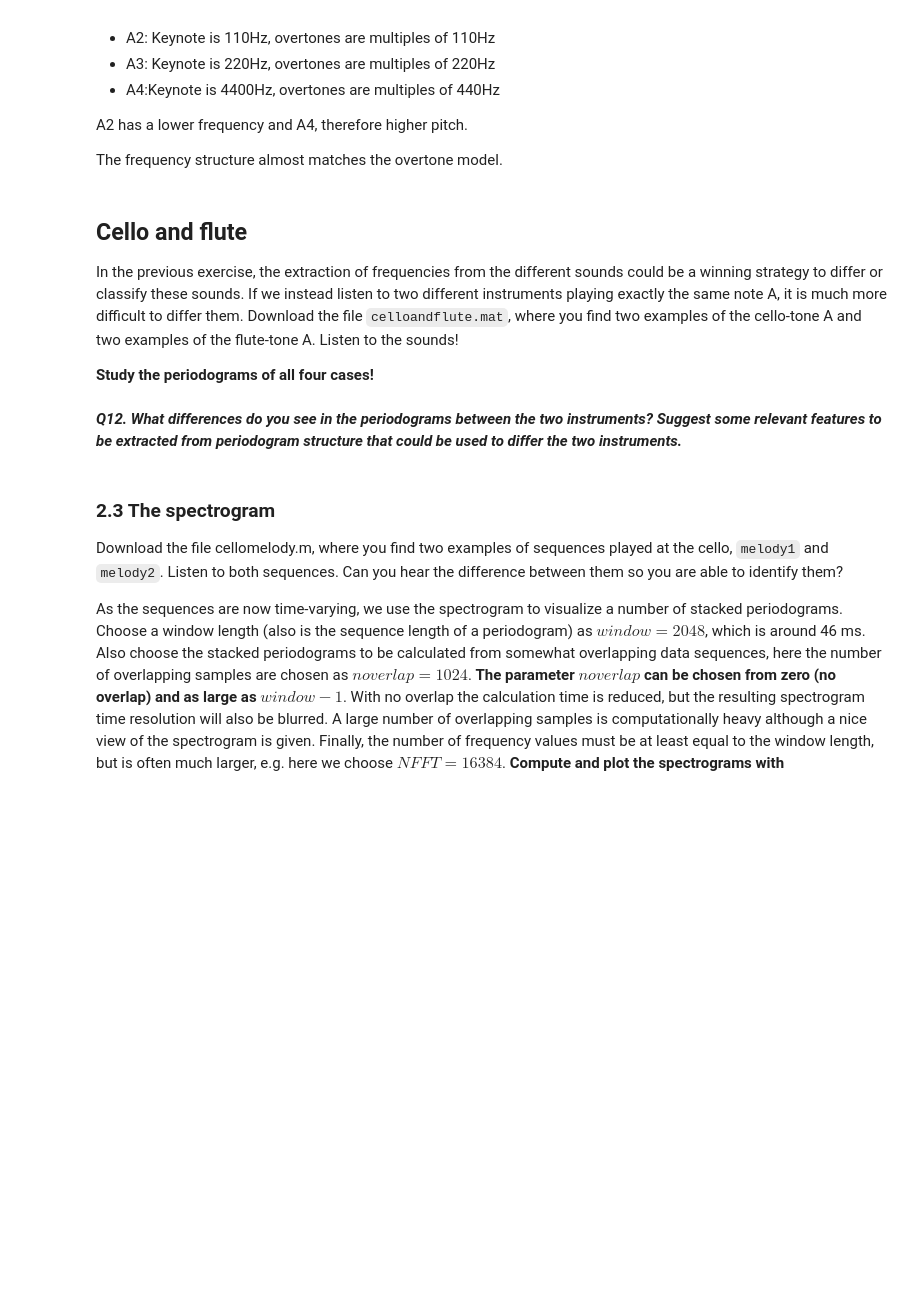
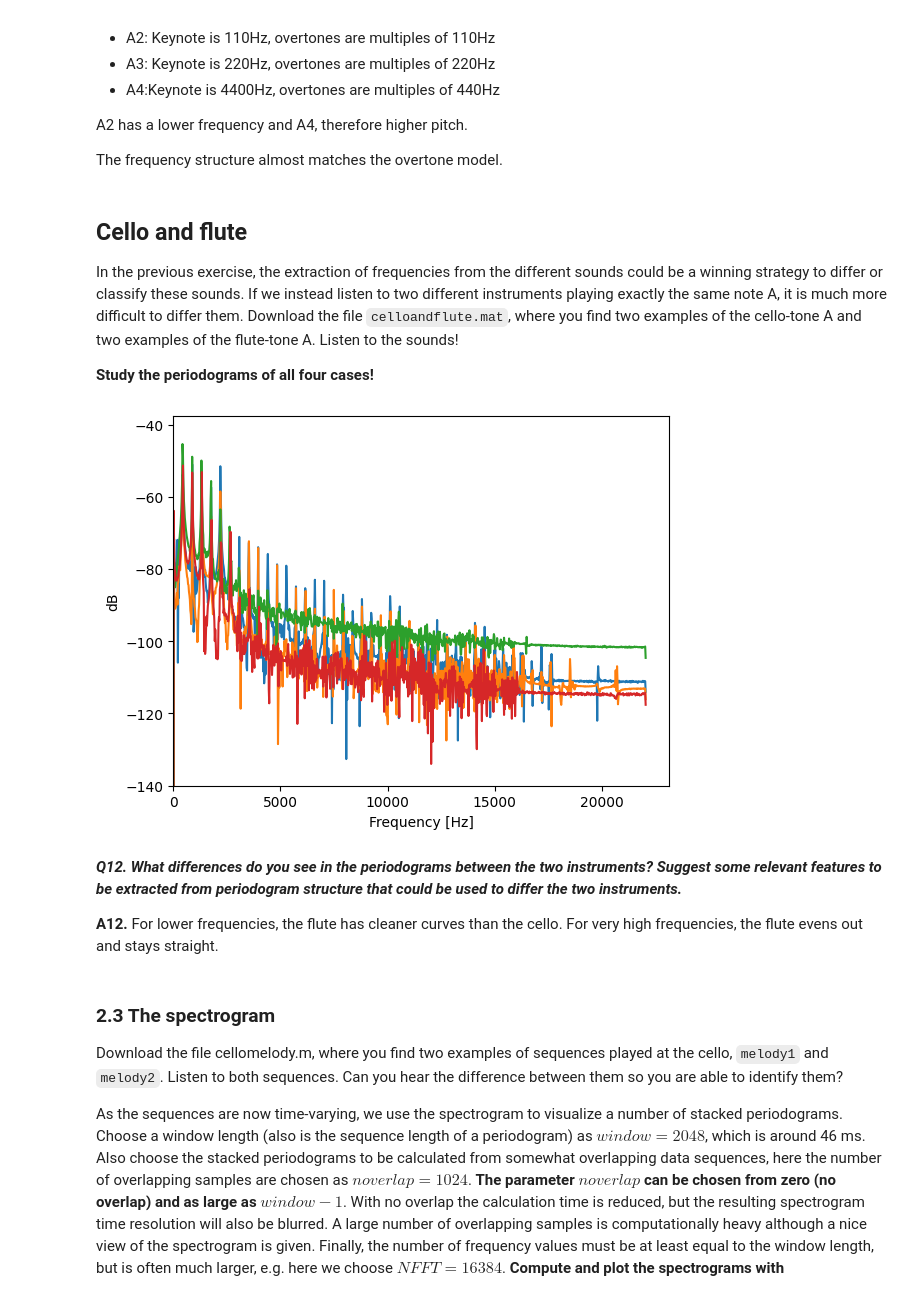
Before and after one commit to axellangenskiold/fmsf10, a Jupyter notebook: pythonLab1.ipynb, the cells around one changed output. Saved outputs shown, nothing was run; the diff lists cells and outputs as text; code cells hidden in the pictures; blank space fills up the shorter version.

```diff
--- a/pythonLab1.ipynb
+++ b/pythonLab1.ipynb
@@ -435,5 +424,47 @@ In the previous exercise, the extraction of frequencies from the different sound
+# %%
+# Write your code below.
+%matplotlib inline
+
+path_to_data = "celloandflute.mat"
+data = scipy.io.loadmat(path_to_data,simplify_cells=True)
+
+celloA41 = np.asarray(data["celloA41"], dtype=float)
+celloA42 = np.asarray(data["celloA42"], dtype=float)
+fluteA41 = np.asarray(data["fluteA41"], dtype=float)
+fluteA42 = np.asarray(data["fluteA42"], dtype=float)
+# fs, fluteA42, fluteA41, celloA42, celloA41
+
+fs = data["fs"]
+
+#blue = celloA41
+f,P = scipy.signal.periodogram(celloA41,fs=fs,nfft=nfft)
+plt.plot(f, 10 * np.log10(P + 1e-20)) # offset to avoid np.log(0)
+
+#orange = celloA42
+f,P = scipy.signal.periodogram(celloA42,fs=fs,nfft=nfft)
+plt.plot(f, 10 * np.log10(P + 1e-20)) # offset to avoid np.log(0)
+
+#green = fluteA41
+f,P = scipy.signal.periodogram(fluteA41,fs=fs,nfft=nfft)
+plt.plot(f, 10 * np.log10(P + 1e-20)) # offset to avoid np.log(0)
+
+#red = fluteA42
+f,P = scipy.signal.periodogram(fluteA42,fs=fs,nfft=nfft)
+plt.plot(f, 10 * np.log10(P + 1e-20)) # offset to avoid np.log(0)
+
+plt.ylabel("dB")
+plt.xlabel("Frequency [Hz]")
+
+plt.xlim([0, None])
+plt.ylim(-140, None)
+
+plt.show()
+# %% [output]
+[figure, added]
 # %% [markdown]
 ***Q12. What differences do you see in the periodograms between the two instruments? Suggest some relevant features to be extracted from periodogram structure that could be used to differ the two instruments.***
+
+**A12.** For lower frequencies, the flute has cleaner curves than the cello. For very high frequencies, the flute evens out and stays straight.
 # %% [markdown]
 ### 2.3 The spectrogram
 
```
Also changed, not shown: parts of 8 cells of this notebook.
